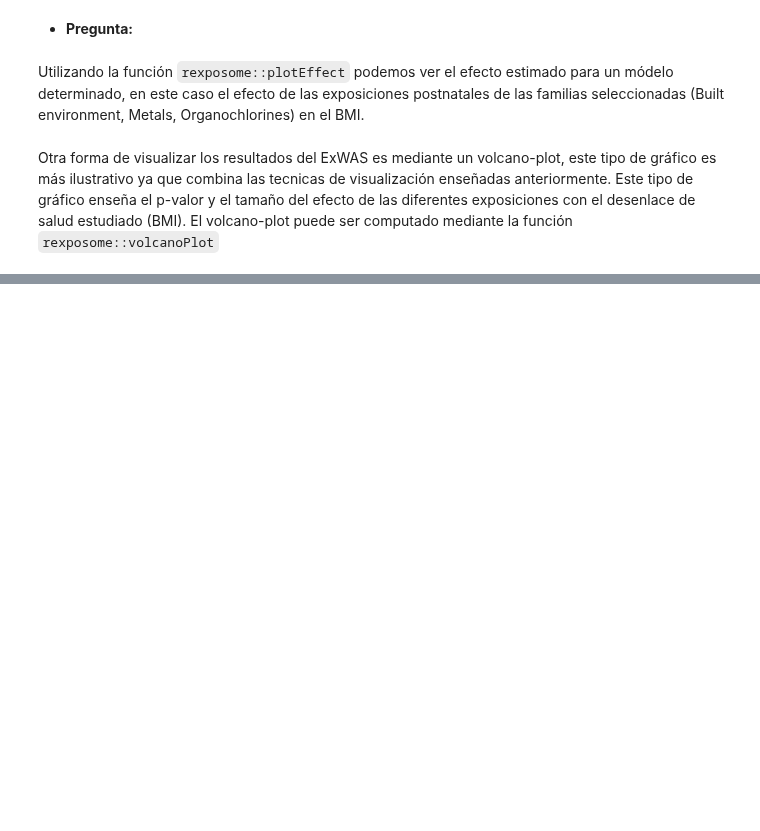
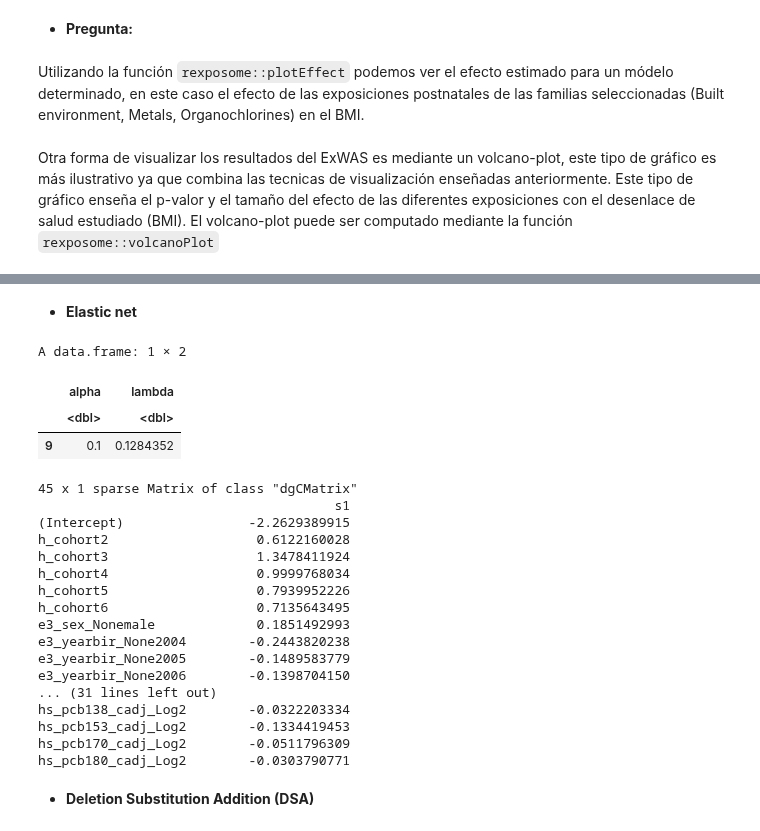
Before and after one commit to alldominguez/ISGlobal.sesion4.Exposoma, a Jupyter notebook: curso_exposoma_modulo_4.ipynb, the cells around one changed output, grey strips where cells are left out. Drawn from its saved outputs; the diff is of its cells as text; code cells hidden in the pictures; blank space fills up the shorter version.

```diff
--- a/curso_exposoma_modulo_4.ipynb
+++ b/curso_exposoma_modulo_4.ipynb
@@ -411,0 +450,61 @@ rexposome::plotVolcano(exwas)
+# %% [markdown]
+* **Elastic net**
+# %%
+# Definimos las variables predictoras del modelo (basicamente todas las exposiciones y covariables)
+x <- model.matrix(hs_zbmi_who ~ h_cohort + e3_sex_None + e3_yearbir_None +
+                    hs_accesslines300_h_dic0 + hs_accesspoints300_h_Log +
+                    hs_builtdens300_h_Sqrt + hs_connind300_h_Log +
+                    hs_fdensity300_h_Log + hs_landuseshan300_h_None +
+                    hs_popdens_h_Sqrt + hs_walkability_mean_h_None +
+                    hs_accesslines300_s_dic0 + hs_accesspoints300_s_Log +
+                    hs_builtdens300_s_Sqrt + hs_connind300_s_Log +
+                    hs_fdensity300_s_Log + hs_landuseshan300_s_None +
+                    hs_popdens_s_Sqrt + hs_as_c_Log2 +
+                    hs_cd_c_Log2 + hs_co_c_Log2 + hs_cs_c_Log2 +
+                    hs_cu_c_Log2 + hs_hg_c_Log2 + hs_mn_c_Log2 +
+                    hs_mo_c_Log2 + hs_pb_c_Log2 + hs_dde_cadj_Log2 +
+                    hs_ddt_cadj_Log2 + hs_hcb_cadj_Log2+
+                    hs_pcb118_cadj_Log2 + hs_pcb138_cadj_Log2+
+                    hs_pcb153_cadj_Log2 + hs_pcb170_cadj_Log2 +
+                    hs_pcb180_cadj_Log2, data)[,-1]
+# %%
+pen.fac <- c(rep(0,12),rep(1,ncol(x)-12))
+# %%
+
+set.seed(123)
+model <- train(x=x, y=data$hs_zbmi_who,
+  method = "glmnet",
+  trControl = trainControl("cv", number = 10),
+  tuneLength = 10, penalty.factor=pen.fac
+)
+# %%
+# Best tuning parameter
+model$bestTune
+
+# Coefficient of the final model. You need
+# to specify the best lambda
+coef(model$finalModel, model$bestTune$lambda)
+# %% [output]
+A data.frame: 1 × 2
+|  | alpha | lambda |
+|  | <dbl> | <dbl> |
+| 9 | 0.1 | 0.1284352 |
+45 x 1 sparse Matrix of class "dgCMatrix"
+                                      s1
+(Intercept)                -2.2629389915
+h_cohort2                   0.6122160028
+h_cohort3                   1.3478411924
+h_cohort4                   0.9999768034
+h_cohort5                   0.7939952226
+h_cohort6                   0.7135643495
+e3_sex_Nonemale             0.1851492993
+e3_yearbir_None2004        -0.2443820238
+e3_yearbir_None2005        -0.1489583779
+e3_yearbir_None2006        -0.1398704150
+... (31 lines left out)
+hs_pcb138_cadj_Log2        -0.0322203334
+hs_pcb153_cadj_Log2        -0.1334419453
+hs_pcb170_cadj_Log2        -0.0511796309
+hs_pcb180_cadj_Log2        -0.0303790771
+# %% [markdown]
+* **Deletion Substitution Addition (DSA)**
```
Also changed, not shown: parts of 9 cells of this notebook.
